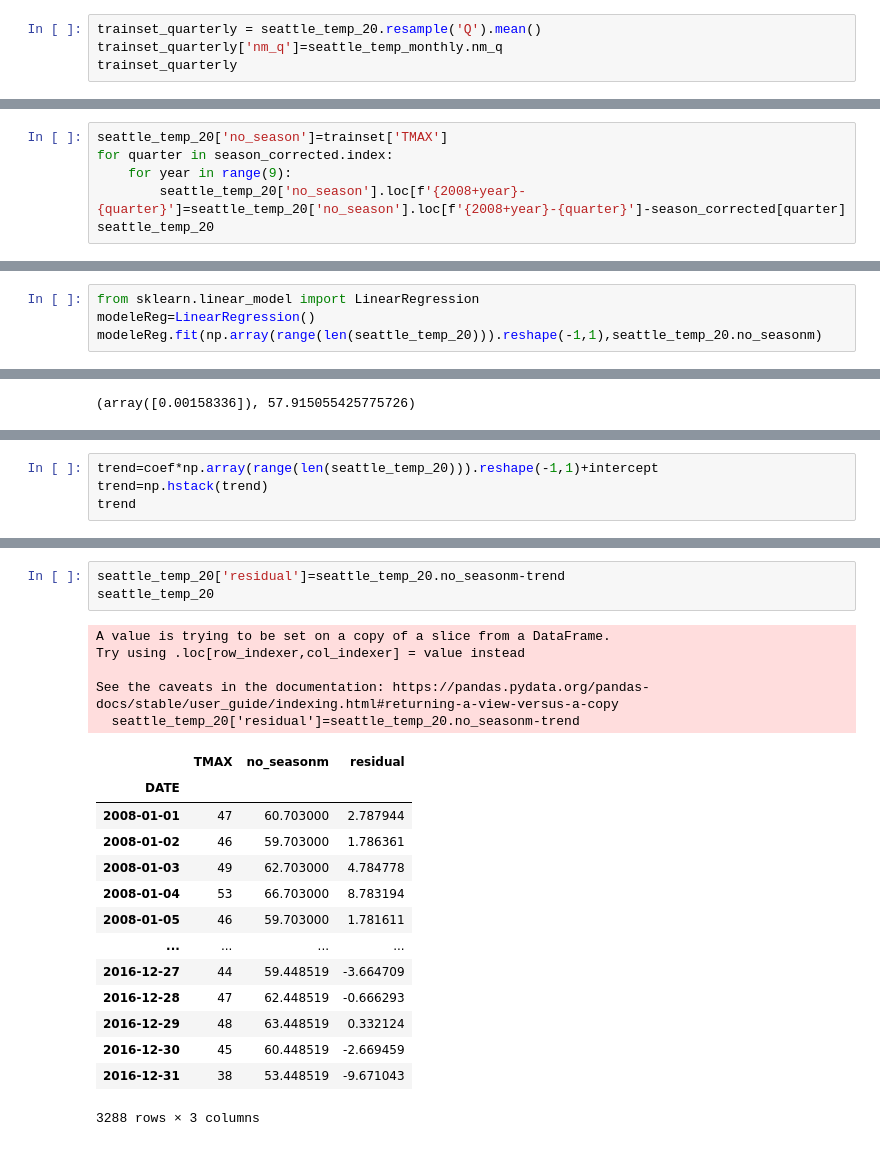
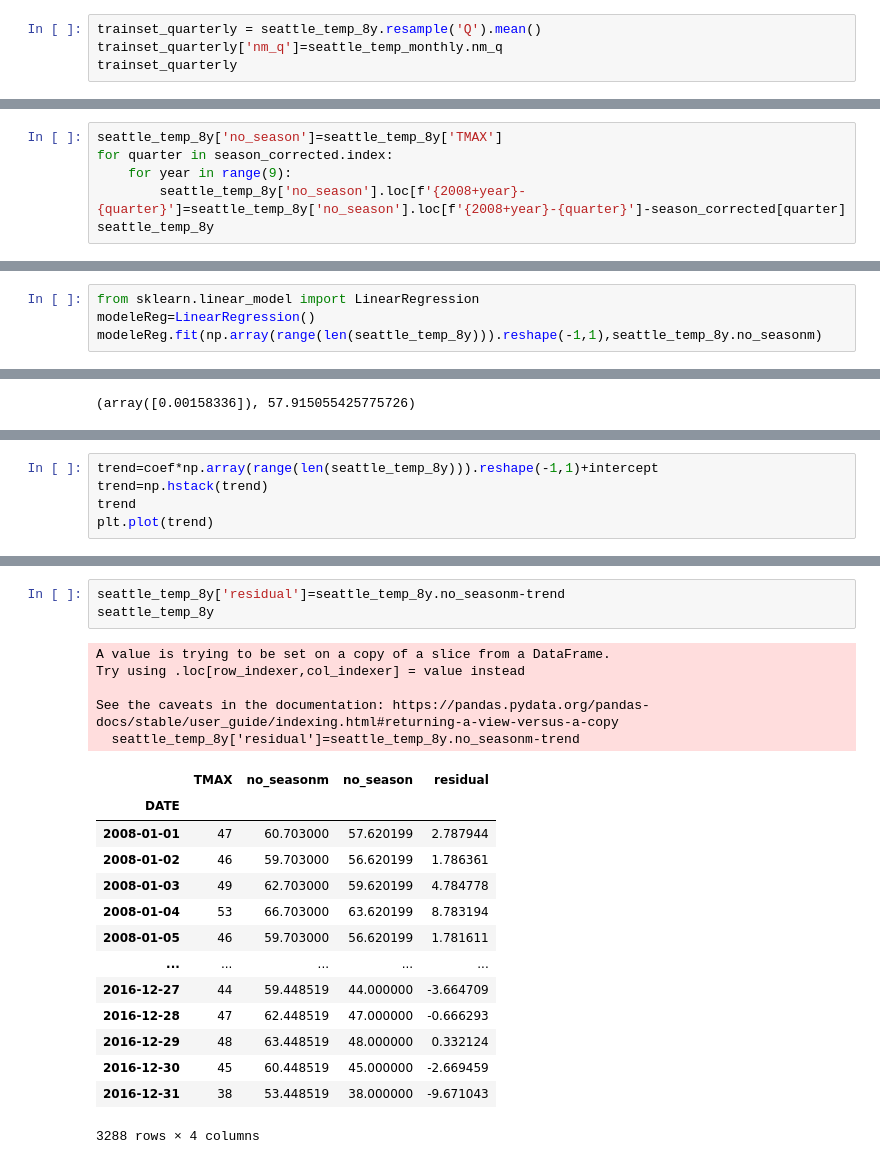
Before and after one commit to Max9925/data-science, a Jupyter notebook: données temporel/seattle.ipynb, the cells around one changed output, grey strips where cells are left out. Cells and saved outputs as stored; diff of their text form.

```diff
--- a/données temporel/seattle.ipynb
+++ b/données temporel/seattle.ipynb
@@ -207,7 +195,7 @@ seattle_temp_monthly
 | 2016-12-31 | 41.903226 | 12 | dec | 4 |
 108 rows × 4 columns
 # %%
-trainset_quarterly = seattle_temp_20.resample('Q').mean()
+trainset_quarterly = seattle_temp_8y.resample('Q').mean()
 trainset_quarterly['nm_q']=seattle_temp_monthly.nm_q
 trainset_quarterly
 # %% [output]
@@ -275,11 +263,11 @@ season_corrected.sum()
 # %% [output]
 1.4210854715202004e-14
 # %%
-seattle_temp_20['no_season']=trainset['TMAX']
+seattle_temp_8y['no_season']=seattle_temp_8y['TMAX']
 for quarter in season_corrected.index:
     for year in range(9):
-        seattle_temp_20['no_season'].loc[f'{2008+year}-{quarter}']=seattle_temp_20['no_season'].loc[f'{2008+year}-{quarter}']-season_corrected[quarter]
-seattle_temp_20
+        seattle_temp_8y['no_season'].loc[f'{2008+year}-{quarter}']=seattle_temp_8y['no_season'].loc[f'{2008+year}-{quarter}']-season_corrected[quarter]
+seattle_temp_8y
 # %% [output]
 A value is trying to be set on a copy of a slice from a DataFrame.
 Try using .loc[row_indexer,col_indexer] = value instead
@@ -318,6 +314,6 @@ plt.plot(seattle_temp_20.no_season)
 # %%
 from sklearn.linear_model import LinearRegression
 modeleReg=LinearRegression()
-modeleReg.fit(np.array(range(len(seattle_temp_20))).reshape(-1,1),seattle_temp_20.no_seasonm)
+modeleReg.fit(np.array(range(len(seattle_temp_8y))).reshape(-1,1),seattle_temp_8y.no_seasonm)
 # %% [output]
 LinearRegression()
@@ -330,5 +334,6 @@ coef, intercept
 # %%
-trend=coef*np.array(range(len(seattle_temp_20))).reshape(-1,1)+intercept
+trend=coef*np.array(range(len(seattle_temp_8y))).reshape(-1,1)+intercept
 trend=np.hstack(trend)
 trend
+plt.plot(trend)
 # %% [output]
@@ -337,24 +342,24 @@ array([57.91505543, 57.91663879, 57.91822215, ..., 63.11639536,
 # %%
-seattle_temp_20['residual']=seattle_temp_20.no_seasonm-trend
-seattle_temp_20
+seattle_temp_8y['residual']=seattle_temp_8y.no_seasonm-trend
+seattle_temp_8y
 # %% [output]
 A value is trying to be set on a copy of a slice from a DataFrame.
 Try using .loc[row_indexer,col_indexer] = value instead
 
 See the caveats in the documentation: https://pandas.pydata.org/pandas-docs/stable/user_guide/indexing.html#returning-a-view-versus-a-copy
-  seattle_temp_20['residual']=seattle_temp_20.no_seasonm-trend
+  seattle_temp_8y['residual']=seattle_temp_8y.no_seasonm-trend
-|  | TMAX | no_seasonm | residual |
-| DATE |  |  |  |
-| 2008-01-01 | 47 | 60.703000 | 2.787944 |
-| 2008-01-02 | 46 | 59.703000 | 1.786361 |
-| 2008-01-03 | 49 | 62.703000 | 4.784778 |
-| 2008-01-04 | 53 | 66.703000 | 8.783194 |
-| 2008-01-05 | 46 | 59.703000 | 1.781611 |
-| ... | ... | ... | ... |
-| 2016-12-27 | 44 | 59.448519 | -3.664709 |
-| 2016-12-28 | 47 | 62.448519 | -0.666293 |
-| 2016-12-29 | 48 | 63.448519 | 0.332124 |
-| 2016-12-30 | 45 | 60.448519 | -2.669459 |
-| 2016-12-31 | 38 | 53.448519 | -9.671043 |
+|  | TMAX | no_seasonm | no_season | residual |
+| DATE |  |  |  |  |
+| 2008-01-01 | 47 | 60.703000 | 57.620199 | 2.787944 |
+| 2008-01-02 | 46 | 59.703000 | 56.620199 | 1.786361 |
+| 2008-01-03 | 49 | 62.703000 | 59.620199 | 4.784778 |
+| 2008-01-04 | 53 | 66.703000 | 63.620199 | 8.783194 |
+| 2008-01-05 | 46 | 59.703000 | 56.620199 | 1.781611 |
+| ... | ... | ... | ... | ... |
+| 2016-12-27 | 44 | 59.448519 | 44.000000 | -3.664709 |
+| 2016-12-28 | 47 | 62.448519 | 47.000000 | -0.666293 |
+| 2016-12-29 | 48 | 63.448519 | 48.000000 | 0.332124 |
+| 2016-12-30 | 45 | 60.448519 | 45.000000 | -2.669459 |
+| 2016-12-31 | 38 | 53.448519 | 38.000000 | -9.671043 |
-3288 rows × 3 columns
+3288 rows × 4 columns
 # %%
```
Also changed, not shown: parts of 32 cells of this notebook, 5 other files.
